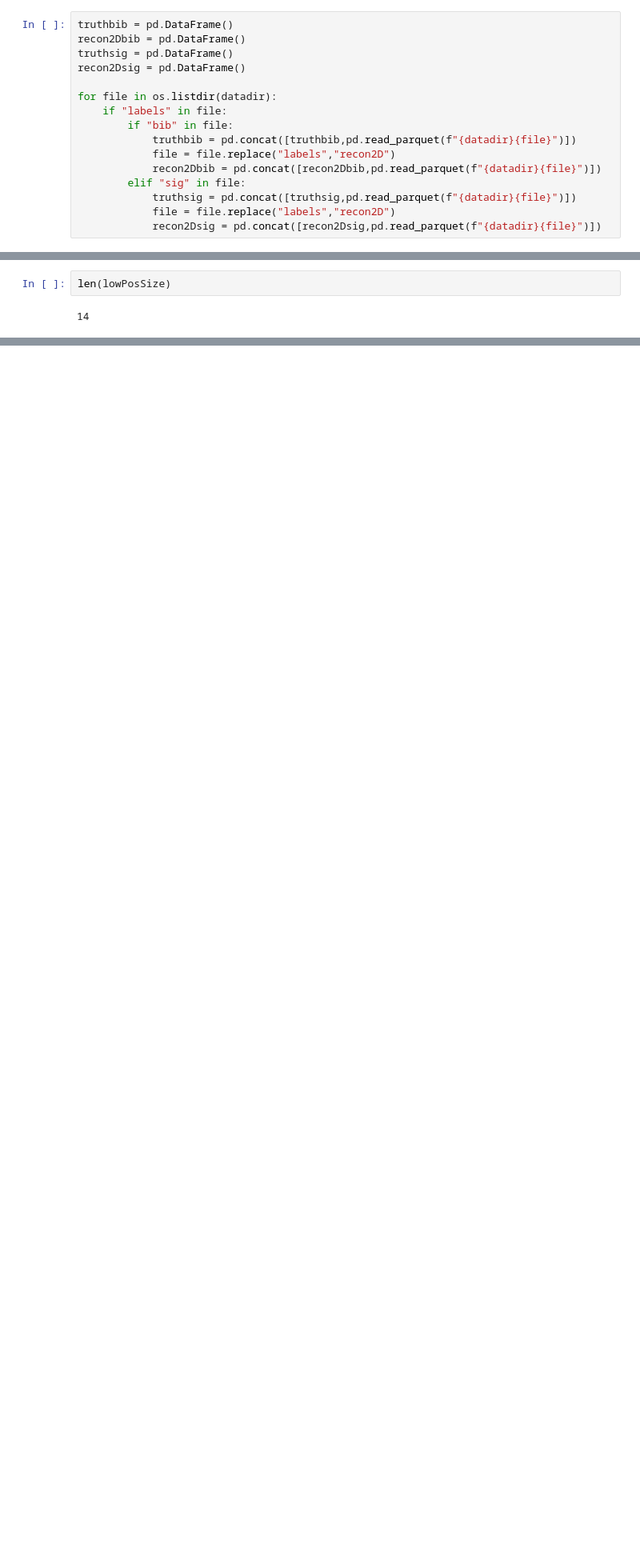
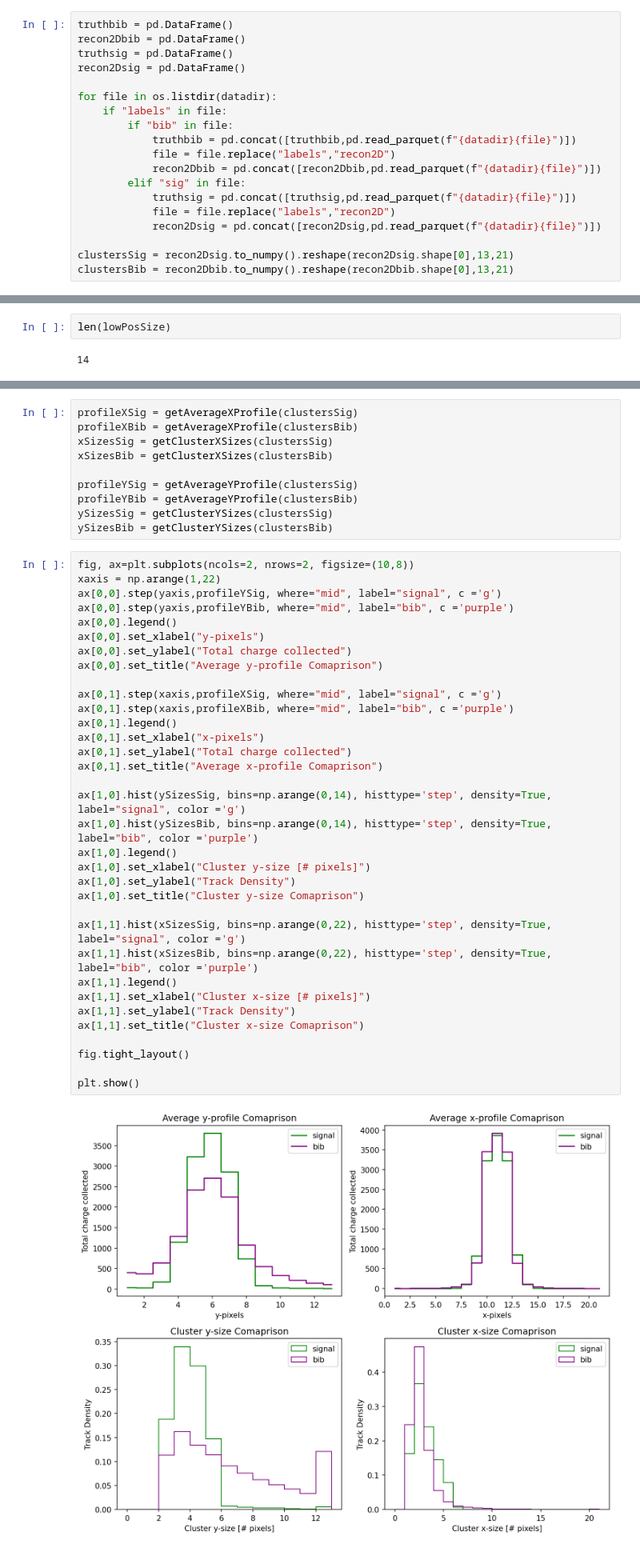
Before and after one commit to elizahoward/cmspix28-mc-sim, a Jupyter notebook: yprofileMuC.ipynb, the cells around one changed output, grey strips where cells are left out. Shown at 80% size. Saved outputs shown, nothing was run; the diff lists cells and outputs as text; blank space fills up the shorter version.

```diff
--- a/yprofileMuC.ipynb
+++ b/yprofileMuC.ipynb
@@ -31,3 +31,6 @@ for file in os.listdir(datadir):
             truthsig = pd.concat([truthsig,pd.read_parquet(f"{datadir}{file}")])
             file = file.replace("labels","recon2D")
             recon2Dsig = pd.concat([recon2Dsig,pd.read_parquet(f"{datadir}{file}")])
+
+clustersSig = recon2Dsig.to_numpy().reshape(recon2Dsig.shape[0],13,21)
+clustersBib = recon2Dbib.to_numpy().reshape(recon2Dbib.shape[0],13,21)
@@ -212,6 +240,52 @@ ax.legend()
 plt.show()
 # %% [output]
 [figure]
+# %%
+profileXSig = getAverageXProfile(clustersSig)
+profileXBib = getAverageXProfile(clustersBib)
+xSizesSig = getClusterXSizes(clustersSig)
+xSizesBib = getClusterXSizes(clustersBib)
+
+profileYSig = getAverageYProfile(clustersSig)
+profileYBib = getAverageYProfile(clustersBib)
+ySizesSig = getClusterYSizes(clustersSig)
+ySizesBib = getClusterYSizes(clustersBib)
+# %%
+fig, ax=plt.subplots(ncols=2, nrows=2, figsize=(10,8))
+xaxis = np.arange(1,22)
+ax[0,0].step(yaxis,profileYSig, where="mid", label="signal", c ='g')
+ax[0,0].step(yaxis,profileYBib, where="mid", label="bib", c ='purple')
+ax[0,0].legend()
+ax[0,0].set_xlabel("y-pixels")
+ax[0,0].set_ylabel("Total charge collected")
+ax[0,0].set_title("Average y-profile Comaprison")
+
+ax[0,1].step(xaxis,profileXSig, where="mid", label="signal", c ='g')
+ax[0,1].step(xaxis,profileXBib, where="mid", label="bib", c ='purple')
+ax[0,1].legend()
+ax[0,1].set_xlabel("x-pixels")
+ax[0,1].set_ylabel("Total charge collected")
+ax[0,1].set_title("Average x-profile Comaprison")
+
+ax[1,0].hist(ySizesSig, bins=np.arange(0,14), histtype='step', density=True, label="signal", color ='g')
+ax[1,0].hist(ySizesBib, bins=np.arange(0,14), histtype='step', density=True, label="bib", color ='purple')
+ax[1,0].legend()
+ax[1,0].set_xlabel("Cluster y-size [# pixels]")
+ax[1,0].set_ylabel("Track Density")
+ax[1,0].set_title("Cluster y-size Comaprison")
+
+ax[1,1].hist(xSizesSig, bins=np.arange(0,22), histtype='step', density=True, label="signal", color ='g')
+ax[1,1].hist(xSizesBib, bins=np.arange(0,22), histtype='step', density=True, label="bib", color ='purple')
+ax[1,1].legend()
+ax[1,1].set_xlabel("Cluster x-size [# pixels]")
+ax[1,1].set_ylabel("Track Density")
+ax[1,1].set_title("Cluster x-size Comaprison")
+
+fig.tight_layout()
+
+plt.show()
+# %% [output]
+[figure, added]
 # %%
 # Low pt, pos
 ptLow = truthLow['pt'].mean() # Gev
```
Also changed, not shown: parts of 14 cells of this notebook, 4 other files.
